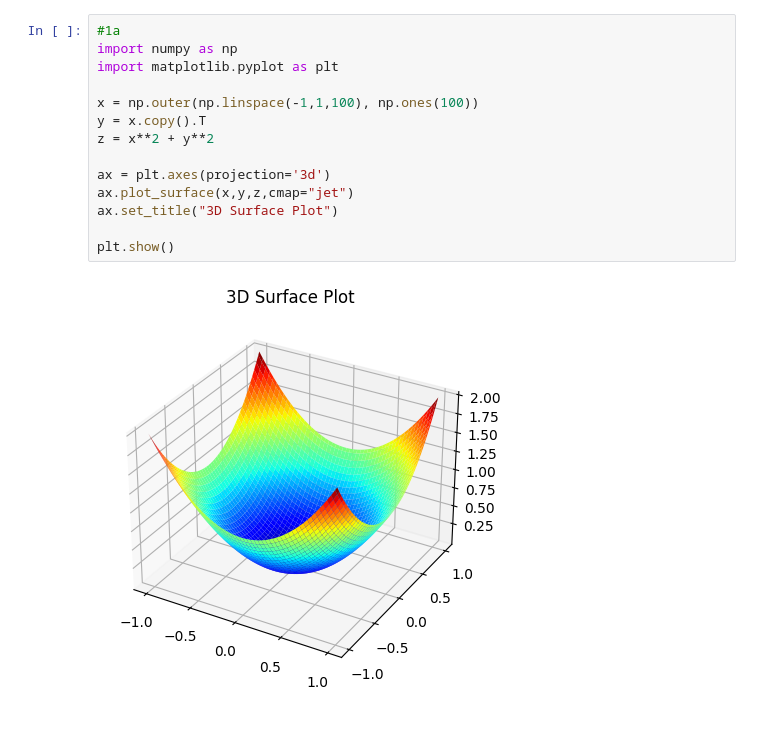
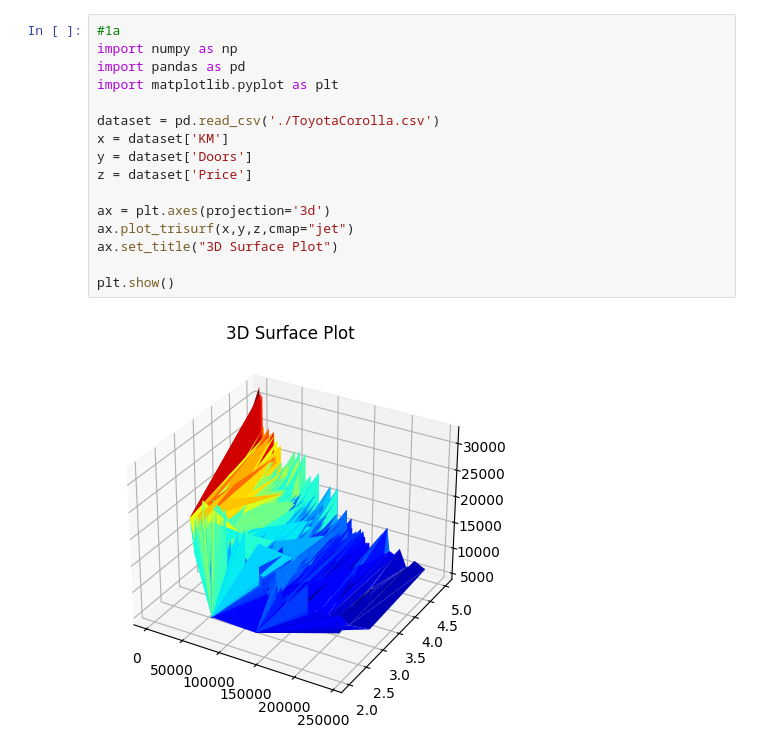
Before and after one commit to chandansgowda/jssstu-ml-lab, a Jupyter notebook: visualization.ipynb, the cells around one changed output. Drawn from its saved outputs; the diff is of its cells as text; blank space fills up the shorter version.

Commit message:
visualization programs updated

```diff
--- a/visualization.ipynb
+++ b/visualization.ipynb
@@ -1,16 +1,18 @@
 # %%
 #1a
 import numpy as np
+import pandas as pd
 import matplotlib.pyplot as plt
 
-x = np.outer(np.linspace(-1,1,100), np.ones(100))
-y = x.copy().T
-z = x**2 + y**2
+dataset = pd.read_csv('./ToyotaCorolla.csv')
+x = dataset['KM']
+y = dataset['Doors']
+z = dataset['Price']
 
 ax = plt.axes(projection='3d')
-ax.plot_surface(x,y,z,cmap="jet")
+ax.plot_trisurf(x,y,z,cmap="jet")
 ax.set_title("3D Surface Plot")
 
 plt.show()
 # %% [output]
-[figure, old version]
+[figure, new version]
```
Also changed, not shown: parts of 6 cells of this notebook, 5 other files.
